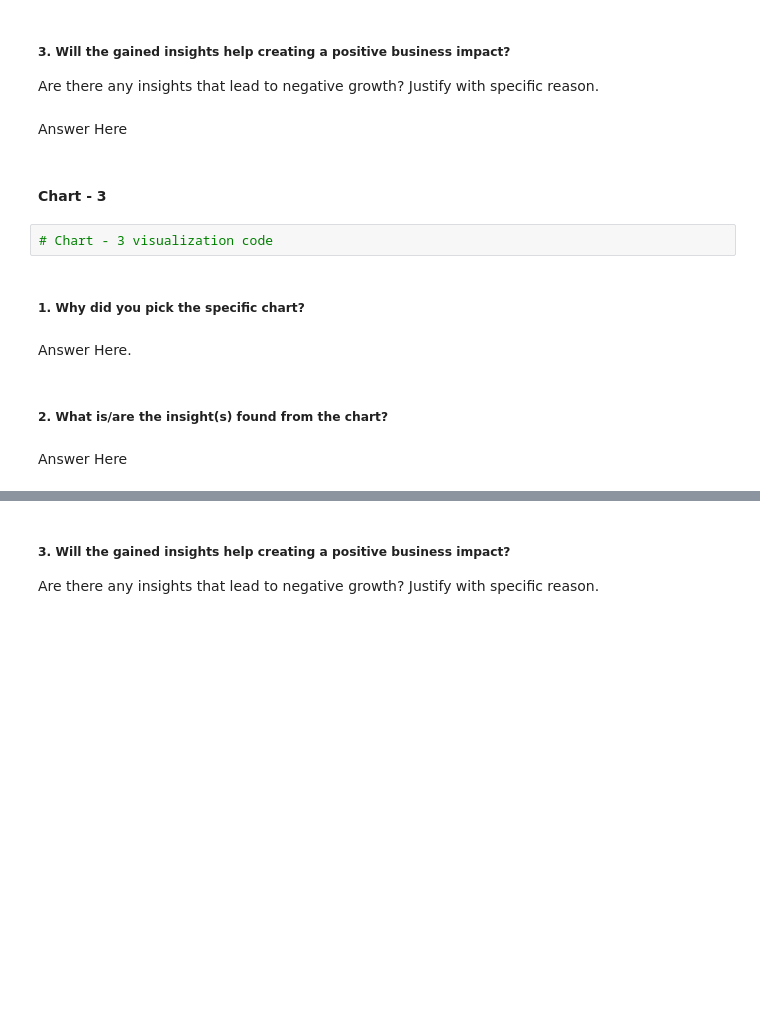
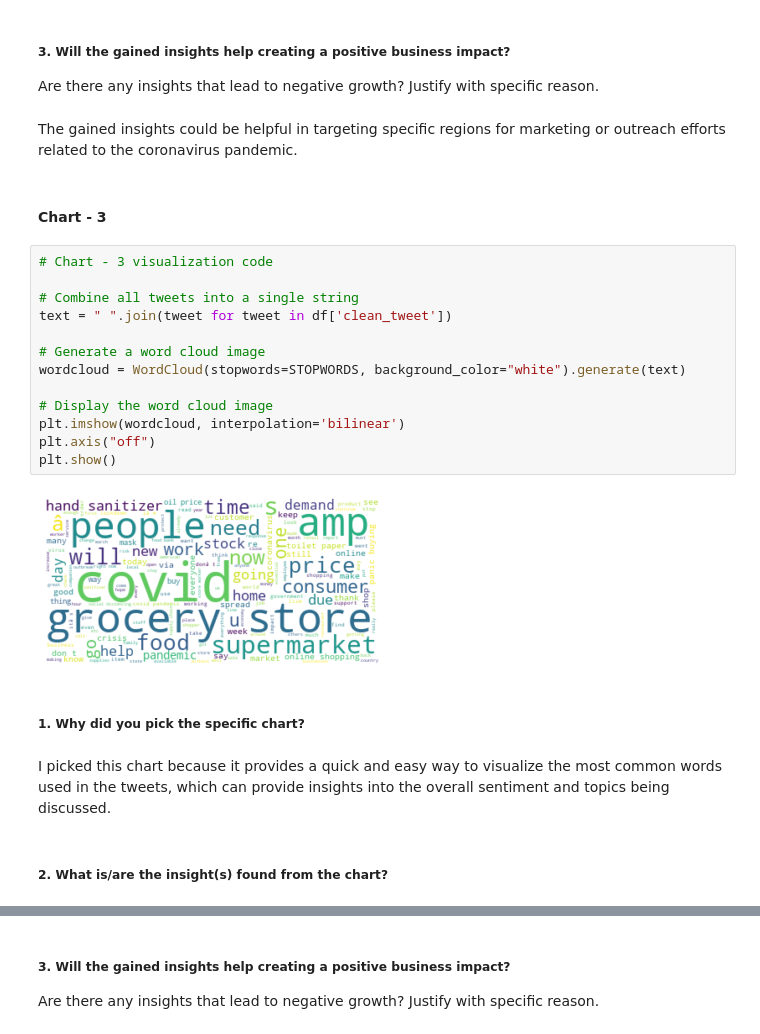
Before and after one commit to Saurabhshrma/Corona-virus-tweet-sentiment-analysis, a Jupyter notebook: Corona Virus Tweet Sentiment Analysis.ipynb, the cells around one changed output, grey strips where cells are left out. Drawn from its saved outputs; the diff is of its cells as text; blank space fills up the shorter version.

```diff
--- a/Corona Virus Tweet Sentiment Analysis.ipynb
+++ b/Corona Virus Tweet Sentiment Analysis.ipynb
@@ -329,17 +352,28 @@ Answer Here
 # %% [markdown]
 ##### 3. Will the gained insights help creating a positive business impact?
 Are there any insights that lead to negative growth? Justify with specific reason.
-# %% [markdown]
-Answer Here
+# %% [markdown]
+The gained insights could be helpful in targeting specific regions for marketing or outreach efforts related to the coronavirus pandemic.
 # %% [markdown]
 #### Chart - 3
-# %%
-# Chart - 3 visualization code
+# %%
+# Chart - 3 visualization code
+
+# Combine all tweets into a single string
+text = " ".join(tweet for tweet in df['clean_tweet'])
+
+# Generate a word cloud image
+wordcloud = WordCloud(stopwords=STOPWORDS, background_color="white").generate(text)
+
+# Display the word cloud image
+plt.imshow(wordcloud, interpolation='bilinear')
+plt.axis("off")
+plt.show()
+# %% [output]
+[figure, added]
 # %% [markdown]
 ##### 1. Why did you pick the specific chart?
-# %% [markdown]
-Answer Here.
+# %% [markdown]
+I picked this chart because it provides a quick and easy way to visualize the most common words used in the tweets, which can provide insights into the overall sentiment and topics being discussed.
 # %% [markdown]
 ##### 2. What is/are the insight(s) found from the chart?
-# %% [markdown]
-Answer Here
```
Also changed, not shown: parts of 122 cells of this notebook.
